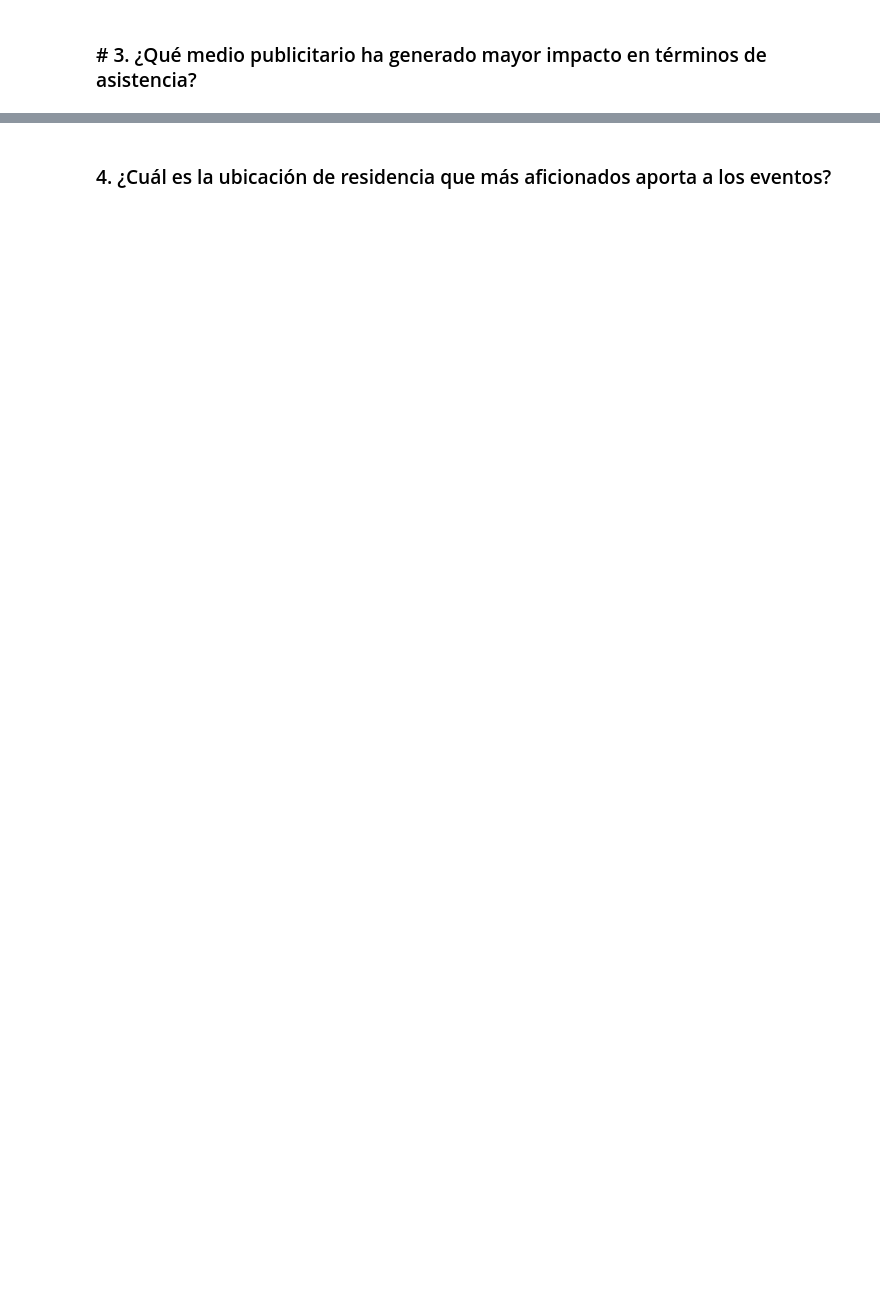
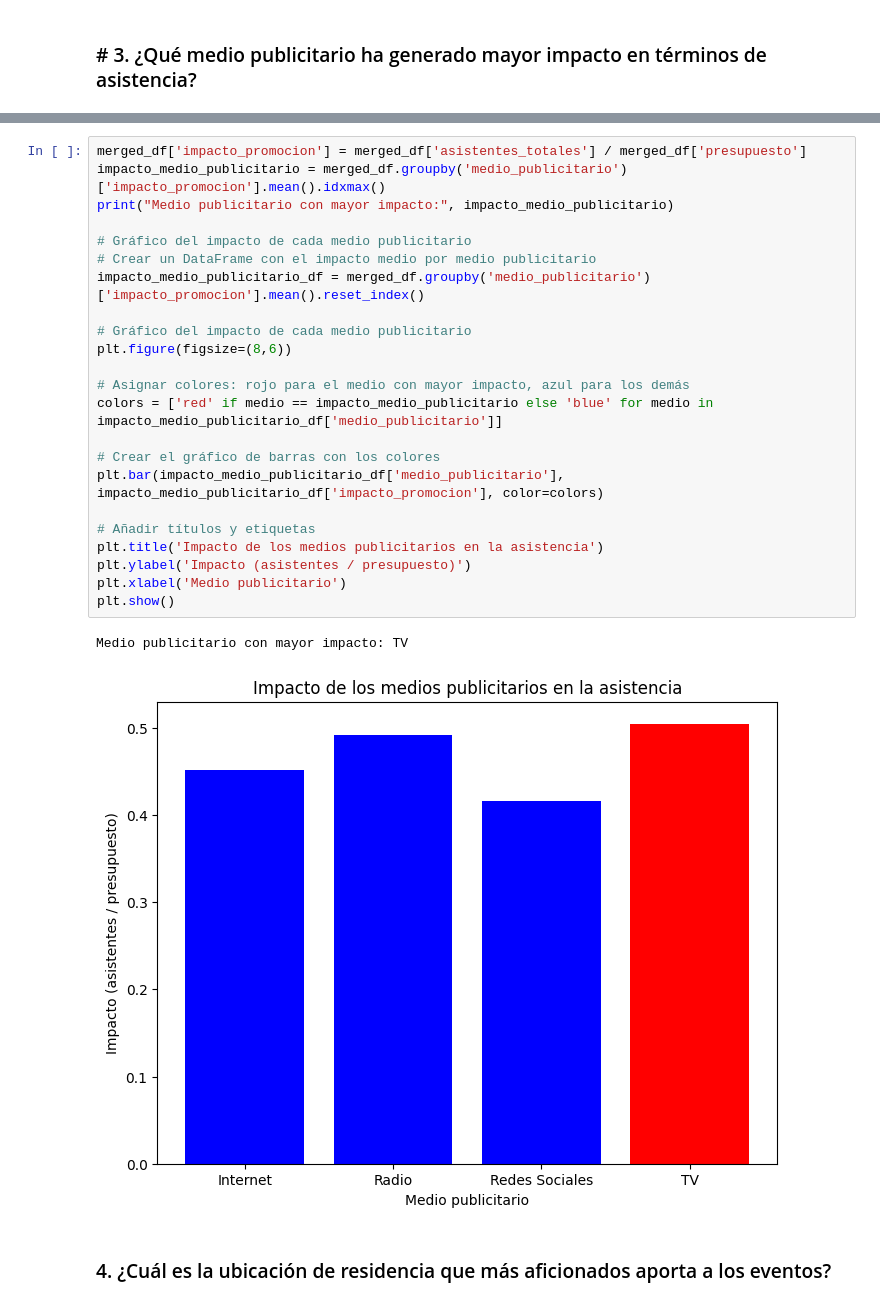
Before and after one commit to ea-analisisdatos/analisisdatoseventosdeportivos, a Jupyter notebook: analisis_eventos.ipynb, the cells around one changed output, grey strips where cells are left out. Cells and saved outputs as stored; diff of their text form; blank space fills up the shorter version.

```diff
--- a/analisis_eventos.ipynb
+++ b/analisis_eventos.ipynb
@@ -81,2 +167,28 @@ Medio publicitario con mayor impacto: TV
+# %%
+merged_df['impacto_promocion'] = merged_df['asistentes_totales'] / merged_df['presupuesto']
+impacto_medio_publicitario = merged_df.groupby('medio_publicitario')['impacto_promocion'].mean().idxmax()
+print("Medio publicitario con mayor impacto:", impacto_medio_publicitario)
+
+# Gráfico del impacto de cada medio publicitario
+# Crear un DataFrame con el impacto medio por medio publicitario
+impacto_medio_publicitario_df = merged_df.groupby('medio_publicitario')['impacto_promocion'].mean().reset_index()
+
+# Gráfico del impacto de cada medio publicitario
+plt.figure(figsize=(8,6))
+
+# Asignar colores: rojo para el medio con mayor impacto, azul para los demás
+colors = ['red' if medio == impacto_medio_publicitario else 'blue' for medio in impacto_medio_publicitario_df['medio_publicitario']]
+
+# Crear el gráfico de barras con los colores
+plt.bar(impacto_medio_publicitario_df['medio_publicitario'], impacto_medio_publicitario_df['impacto_promocion'], color=colors)
+
+# Añadir títulos y etiquetas
+plt.title('Impacto de los medios publicitarios en la asistencia')
+plt.ylabel('Impacto (asistentes / presupuesto)')
+plt.xlabel('Medio publicitario')
+plt.show()
+# %% [output]
+Medio publicitario con mayor impacto: TV
+[figure, added]
 # %% [markdown]
 ### 4. ¿Cuál es la ubicación de residencia que más aficionados aporta a los eventos?
```
Also changed, not shown: parts of 13 cells of this notebook, 2 other files.
